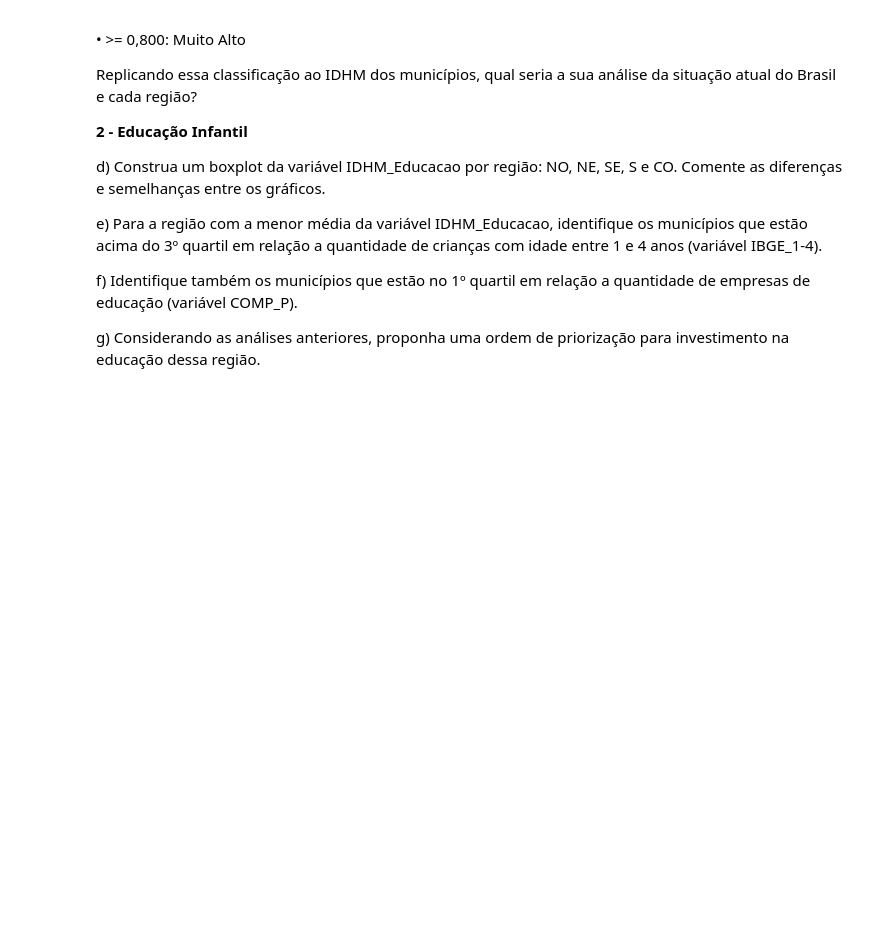
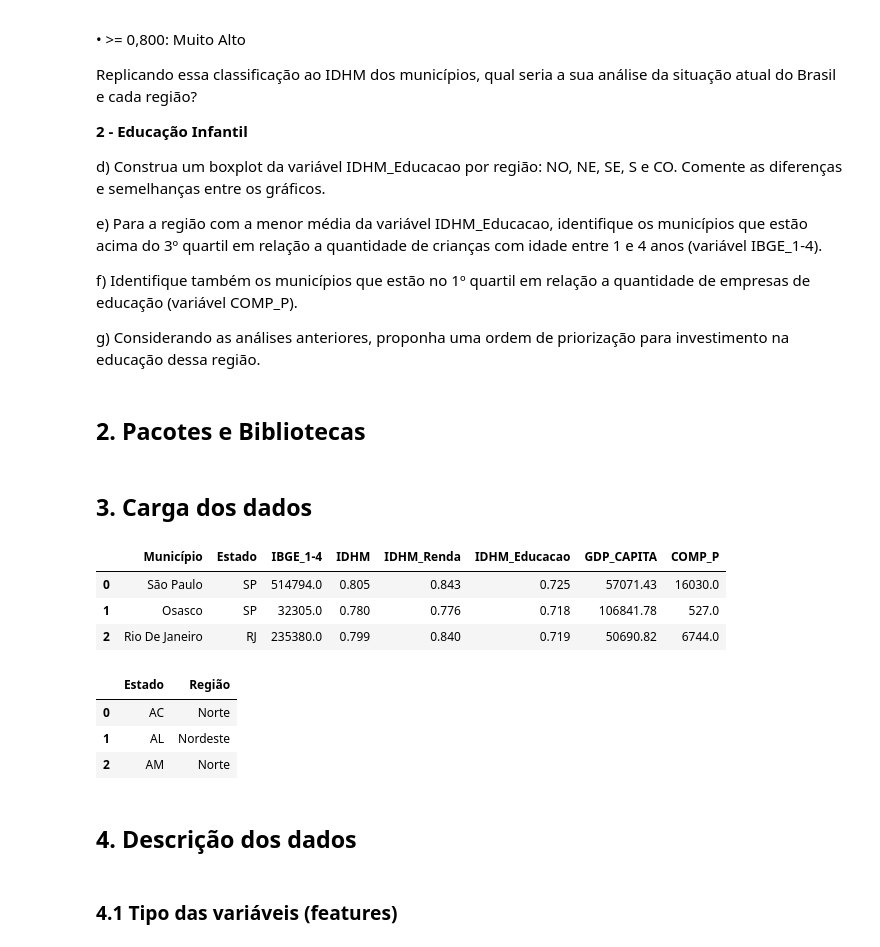
Before and after one commit to ricardo-paganini/Analytics-IDHMBrasil, a Jupyter notebook: Analytics-IDHM.ipynb, the cells around one changed output. Cells and saved outputs as stored; diff of their text form; code cells hidden in the pictures; blank space fills up the shorter version.

Commit message:
Carga dos dados, Descrição dos dados

```diff
--- a/Analytics-IDHM.ipynb
+++ b/Analytics-IDHM.ipynb
@@ -42,3 +42,5 @@ e) Para a região com a menor média da variável IDHM_Educacao, identifique os
 f) Identifique também os municípios que estão no 1º quartil em relação a quantidade de empresas de educação (variável COMP_P).
 
 g) Considerando as análises anteriores, proponha uma ordem de priorização para investimento na educação dessa região.
+# %% [markdown]
+## 2. Pacotes e Bibliotecas
@@ -44,0 +51,20 @@ g) Considerando as análises anteriores, proponha uma ordem de priorização par
+# %% [markdown]
+## 3. Carga dos dados
+# %%
+df_raw = pd.read_excel(r'data\brazil_cities.xlsx', engine='openpyxl',sheet_name='Base',header=3)
+df_regiao = pd.read_excel(r'data\brazil_cities.xlsx', engine='openpyxl',sheet_name='De-Para_Estado_Regiao',header=1, usecols=[1,2])
+display(df_raw.head(3))
+display(df_regiao.head(3))
+# %% [output]
+|  | Município | Estado | IBGE_1-4 | IDHM | IDHM_Renda | IDHM_Educacao | GDP_CAPITA | COMP_P |
+| 0 | São Paulo | SP | 514794.0 | 0.805 | 0.843 | 0.725 | 57071.43 | 16030.0 |
+| 1 | Osasco | SP | 32305.0 | 0.780 | 0.776 | 0.718 | 106841.78 | 527.0 |
+| 2 | Rio De Janeiro | RJ | 235380.0 | 0.799 | 0.840 | 0.719 | 50690.82 | 6744.0 |
+|  | Estado | Região |
+| 0 | AC | Norte |
+| 1 | AL | Nordeste |
+| 2 | AM | Norte |
+# %% [markdown]
+## 4. Descrição dos dados
+# %% [markdown]
+### 4.1 Tipo das variáveis (features)
```
Also changed, not shown: parts of 9 cells of this notebook, 1 other file.
